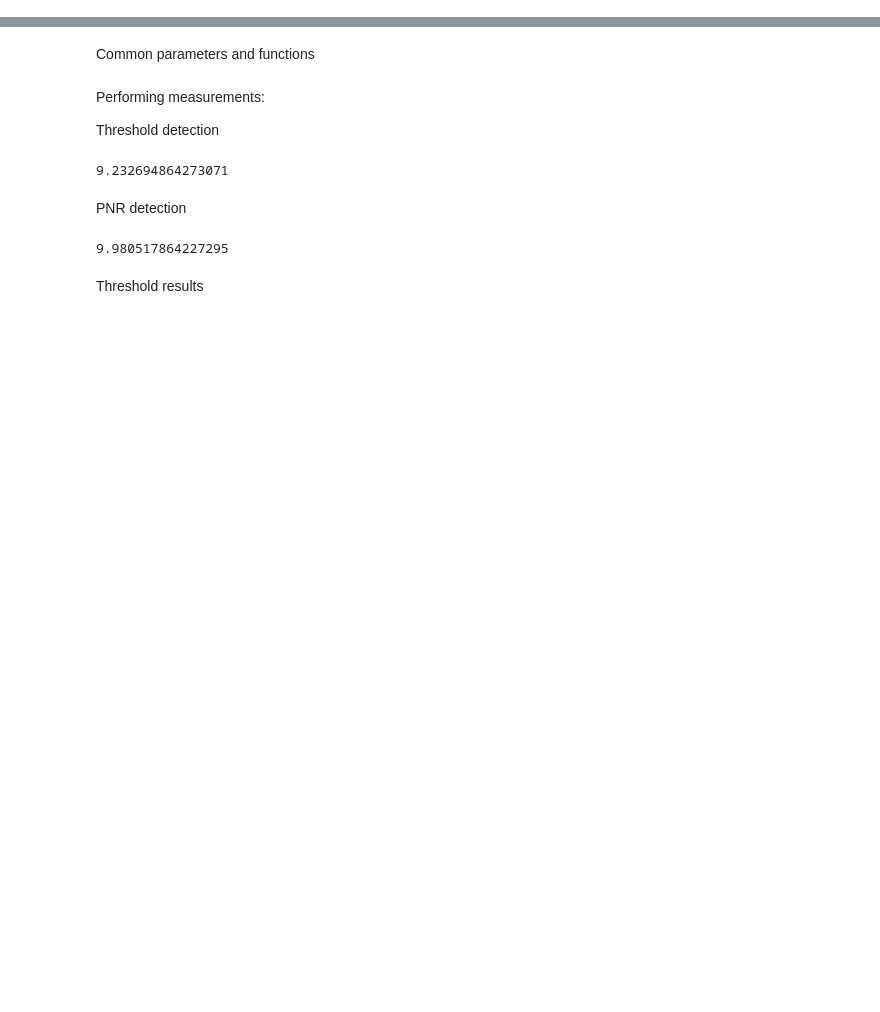
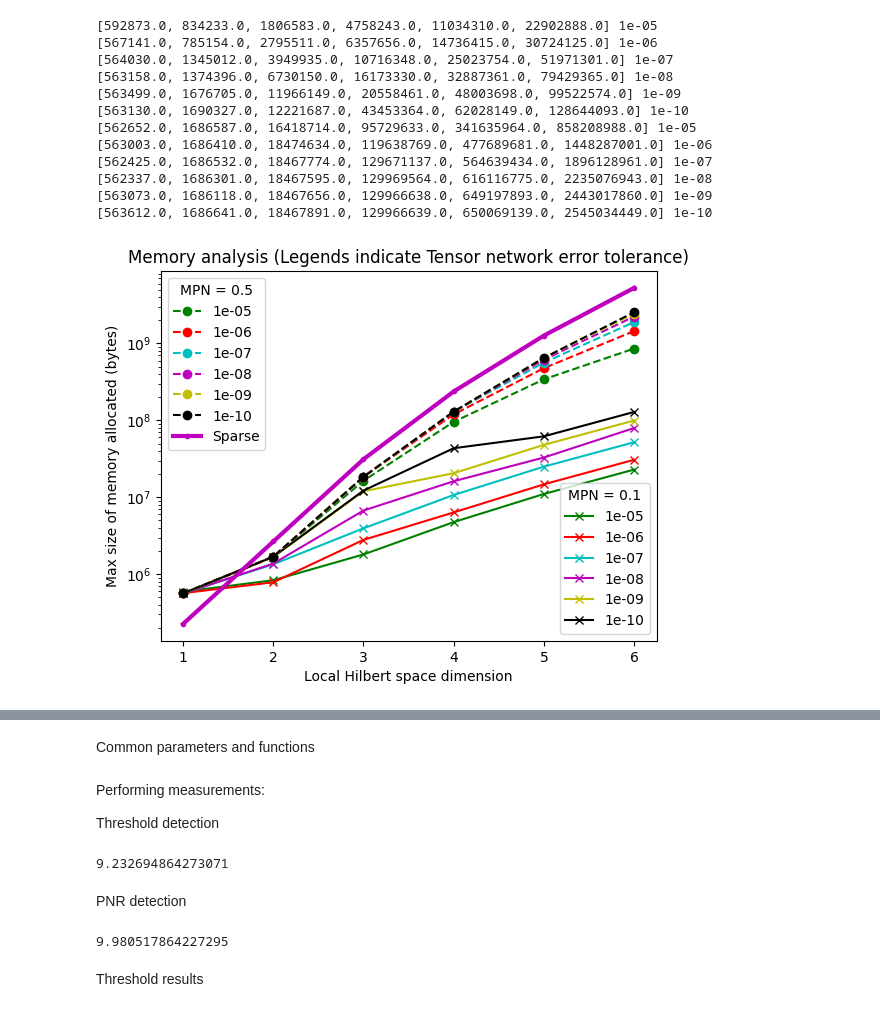
Before and after one commit to sequence-toolbox/SeQUeNCe, a Jupyter notebook: sequence_projects/swap_files/TN_swapping_memory_analysis.ipynb, the cells around one changed output, grey strips where cells are left out. Drawn from its saved outputs; the diff is of its cells as text; code cells hidden in the pictures; blank space fills up the shorter version.

```diff
--- a/sequence_projects/TN_swapping_direct.ipynb
+++ b/sequence_projects/swap_files/TN_swapping_memory_analysis.ipynb
@@ -567,0 +231,64 @@ def plot_coincidences(coincidence, idler_angles, signal_angles, title = ''):
+# %%
+colors = ['b', 'g', 'r', 'c', 'm', 'y', 'k']
+truncations = [1,2,3,4,5,6]
+
+plt.figure()
+plt.title("Memory analysis (Legends indicate Tensor network error tolerance)")
+# plt.ylim(10**-1,10**2.5)
+plt.xlabel("Local Hilbert space dimension")
+plt.ylabel("Max size of memory allocated (bytes)")
+
+# TN: 0.1
+data_file = open("final_data/memory_data_mpn10.json", 'r')
+data = json.load(data_file)
+
+for (key,value), color in zip(list(data.items()), colors):
+    if not key == "0.0001":
+        plt.plot(truncations, value, label=f"{key}", color = color, marker='x')
+        print(value, key)
+first_legend = plt.legend(loc = 4, title = "MPN = 0.1")
+plt.gca().add_artist(first_legend)
+# plt.yscale('log')
+
+# TN: 0.5
+data_file = open("final_data/memory_data_mpn50.json", 'r')
+data = json.load(data_file)
+
+plots_50 = []
+for (key,value), color in zip(list(data.items()), colors):
+    if not key == "0.0001":
+        plots_50.append(plt.plot(truncations, value, label=f"{key}", color = color, linestyle='dashed', marker='o')[0])
+        print(value, key)
+# plt.legend()
+# plt.yscale('log')
+
+# Sparse:
+data_file = open("final_data/sparse_memory_data_mpn50.json", 'r')
+data = json.load(data_file)
+# print(type(data))
+
+# data = (list(map(float, re.findall(r"([0-9]+.[0-9]+)", data))))
+plots_50.append(plt.plot(truncations, data, marker='.', linewidth = 3,  color="m", label = "Sparse")[0])
+
+
+plt.legend(handles = plots_50, loc = 2, title = "MPN = 0.5")
+
+# for (key,value), color in zip(list(data.items()), colors):
+#     plt.plot(truncations, value, label=f"{key}, MPN=0.5", color = color, linestyle='dashed', marker='o')
+#     print(value, key)
+# plt.legend(loc = 4)
+plt.yscale('log')
+# %% [output]
+[592873.0, 834233.0, 1806583.0, 4758243.0, 11034310.0, 22902888.0] 1e-05
+[567141.0, 785154.0, 2795511.0, 6357656.0, 14736415.0, 30724125.0] 1e-06
+[564030.0, 1345012.0, 3949935.0, 10716348.0, 25023754.0, 51971301.0] 1e-07
+[563158.0, 1374396.0, 6730150.0, 16173330.0, 32887361.0, 79429365.0] 1e-08
+[563499.0, 1676705.0, 11966149.0, 20558461.0, 48003698.0, 99522574.0] 1e-09
+[563130.0, 1690327.0, 12221687.0, 43453364.0, 62028149.0, 128644093.0] 1e-10
+[562652.0, 1686587.0, 16418714.0, 95729633.0, 341635964.0, 858208988.0] 1e-05
+[563003.0, 1686410.0, 18474634.0, 119638769.0, 477689681.0, 1448287001.0] 1e-06
+[562425.0, 1686532.0, 18467774.0, 129671137.0, 564639434.0, 1896128961.0] 1e-07
+[562337.0, 1686301.0, 18467595.0, 129969564.0, 616116775.0, 2235076943.0] 1e-08
+[563073.0, 1686118.0, 18467656.0, 129966638.0, 649197893.0, 2443017860.0] 1e-09
+[563612.0, 1686641.0, 18467891.0, 129966639.0, 650069139.0, 2545034449.0] 1e-10
+[figure, added]
```
Also changed, not shown: parts of 28 cells of this notebook, 35 other files.
